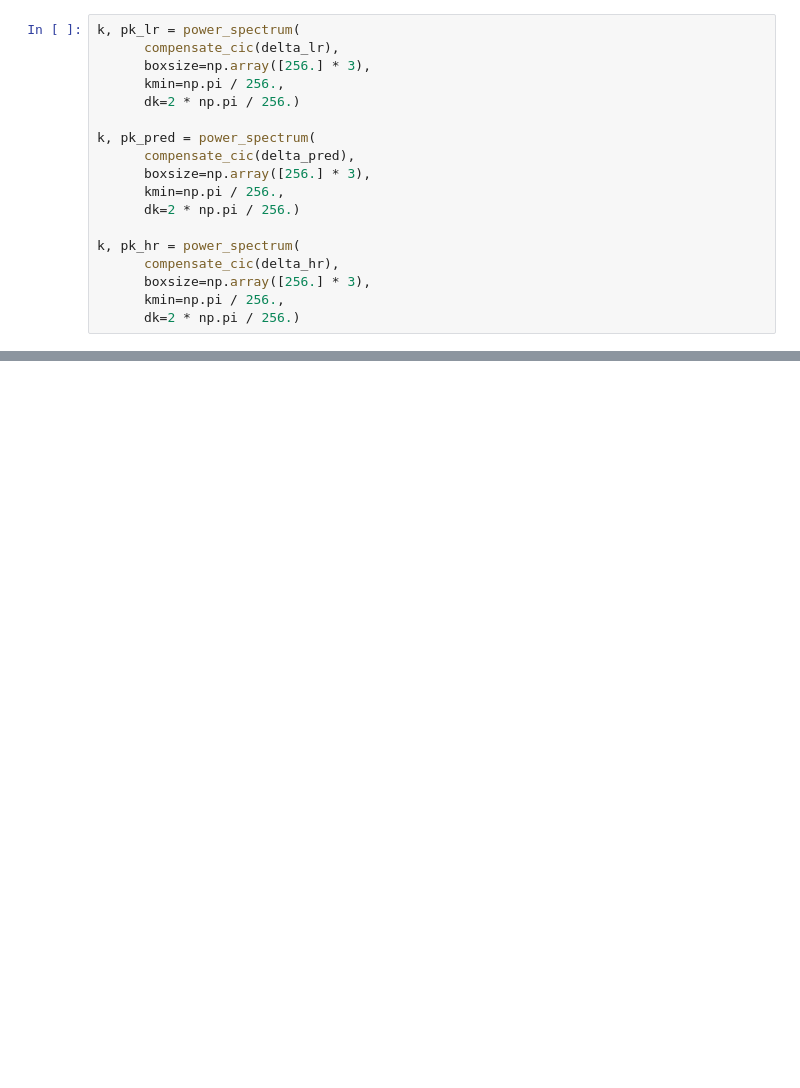
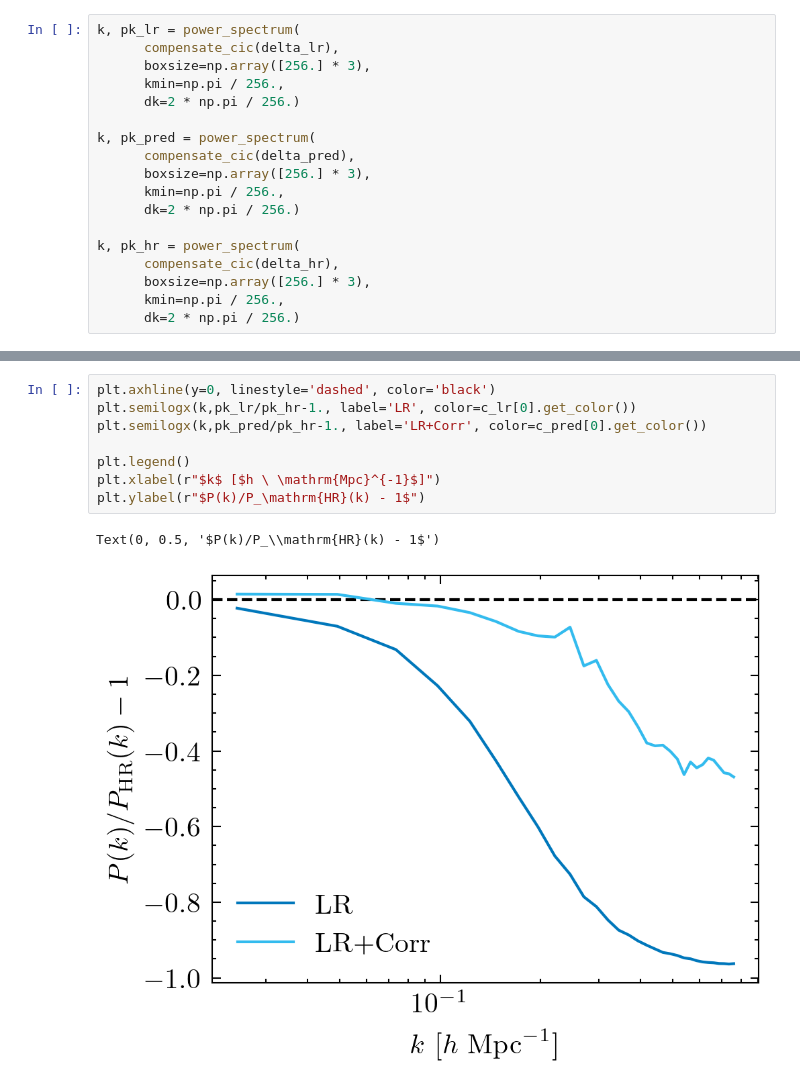
Before and after one commit to florpi/JaxPM, a Jupyter notebook: pm2nbody/notebooks/EDA_model.ipynb, the cells around one changed output, grey strips where cells are left out. Drawn from its saved outputs; the diff is of its cells as text; blank space fills up the shorter version.

```diff
--- a/pm2nbody/notebooks/EDA_model.ipynb
+++ b/pm2nbody/notebooks/EDA_model.ipynb
@@ -147,0 +183,11 @@ Text(0, 0.5, '$P(k)$')
+# %%
+plt.axhline(y=0, linestyle='dashed', color='black')
+plt.semilogx(k,pk_lr/pk_hr-1., label='LR', color=c_lr[0].get_color())
+plt.semilogx(k,pk_pred/pk_hr-1., label='LR+Corr', color=c_pred[0].get_color())
+
+plt.legend()
+plt.xlabel(r"$k$ [$h \ \mathrm{Mpc}^{-1}$]")
+plt.ylabel(r"$P(k)/P_\mathrm{HR}(k) - 1$")
+# %% [output]
+Text(0, 0.5, '$P(k)/P_\\mathrm{HR}(k) - 1$')
+[figure, added]
```
Also changed, not shown: parts of 9 cells of this notebook, 6 other files.
